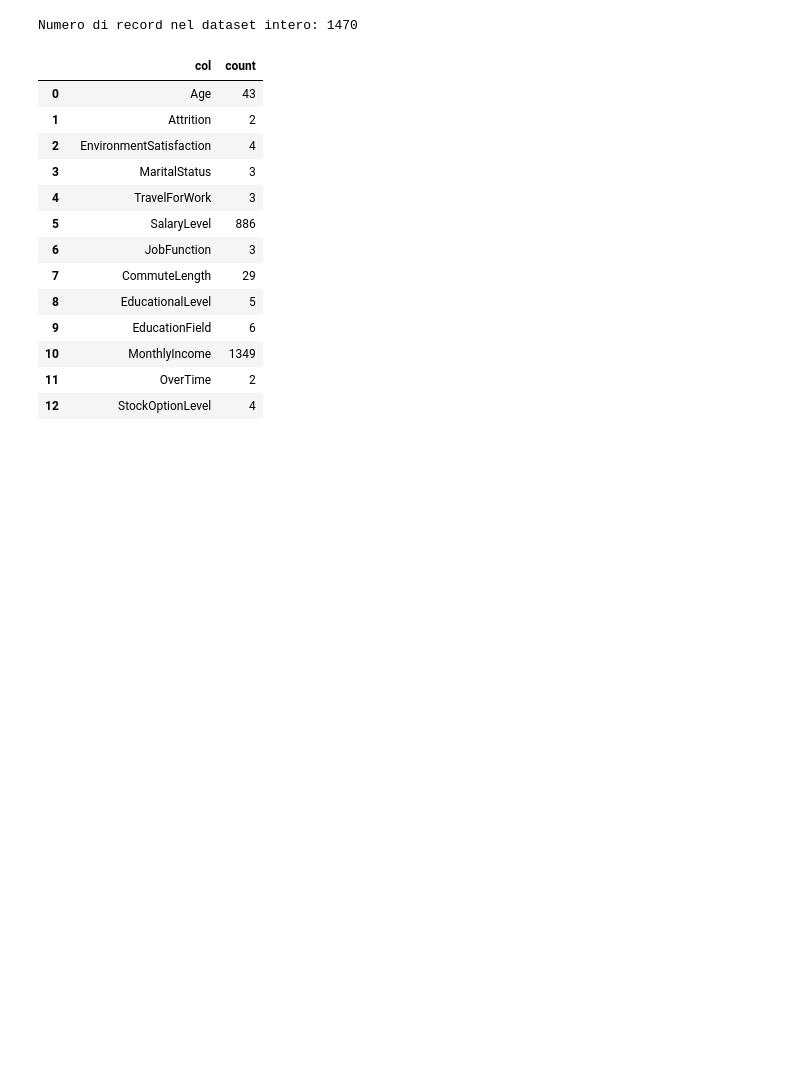
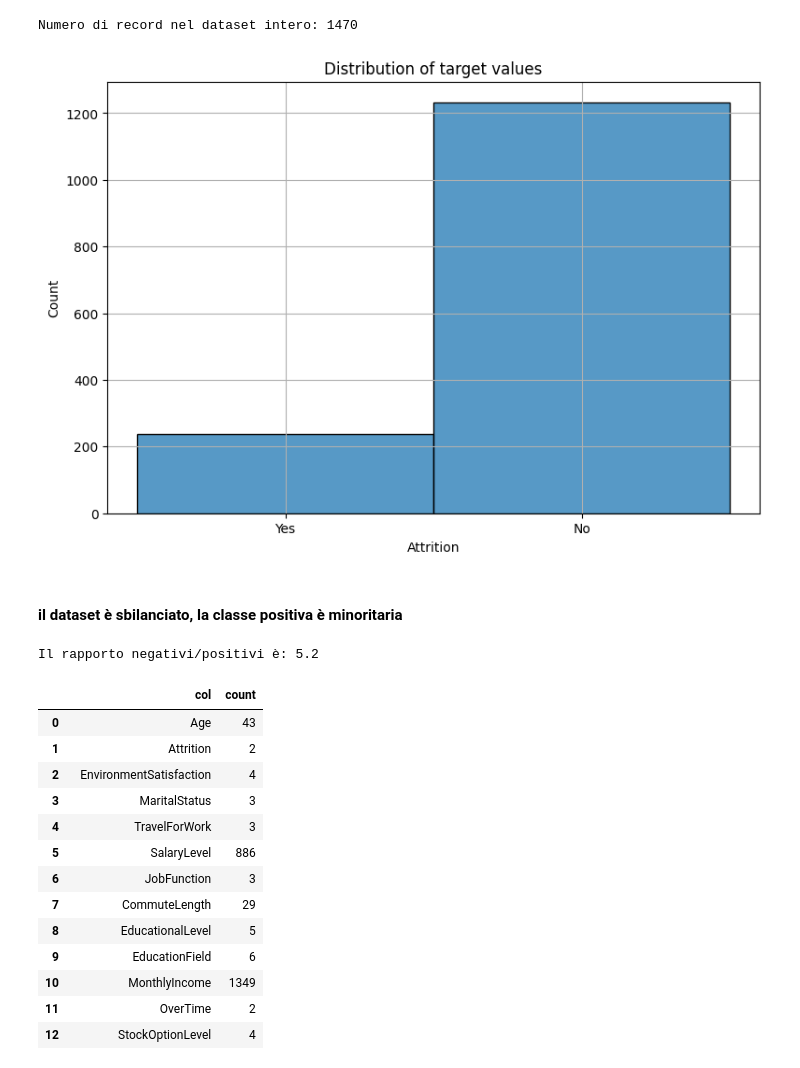
Before and after one commit to luigisaetta/catboost-employee-attrition, a Jupyter notebook: eda1.ipynb, the cells around one changed output. Cells and saved outputs as stored; diff of their text form; code cells hidden in the pictures; blank space fills up the shorter version.

```diff
--- a/eda1.ipynb
+++ b/eda1.ipynb
@@ -66,6 +66,29 @@ data.head()
 print("Numero di record nel dataset intero:", data.shape[0])
 # %% [output]
 Numero di record nel dataset intero: 1470
+# %%
+# distribution of target
+FIGSIZE = (9, 6)
+plt.figure(figsize=FIGSIZE)
+plt.title('Distribution of target values')
+plt.grid(True)
+sns.histplot(data['Attrition'])
+plt.show()
+# %% [output]
+[figure, added]
+# %% [markdown]
+#### il dataset è sbilanciato, la classe positiva è minoritaria
+# %%
+# compute the ratio, for class weights
+condition = data['Attrition'] == 'Yes'
+
+n_pos = data.loc[condition].shape[0]
+n_neg = data.shape[0] - n_pos
+ratio = n_neg/n_pos
+
+print('Il rapporto negativi/positivi è:', round(ratio, 2))
+# %% [output]
+Il rapporto negativi/positivi è: 5.2
 # %%
 # contiamo il numero di valori distinti
 # per decidere quali trattare come categoriche e quali come numeriche
```
Also changed, not shown: 5 other files.
